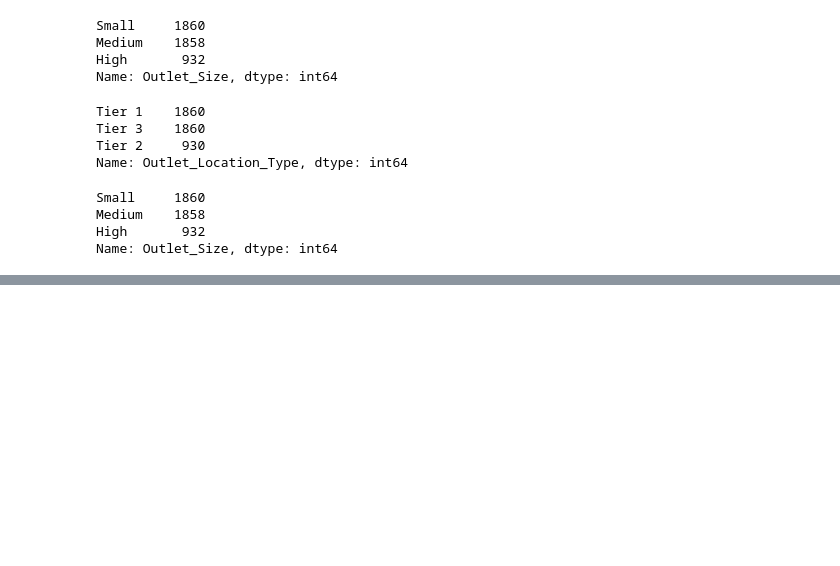
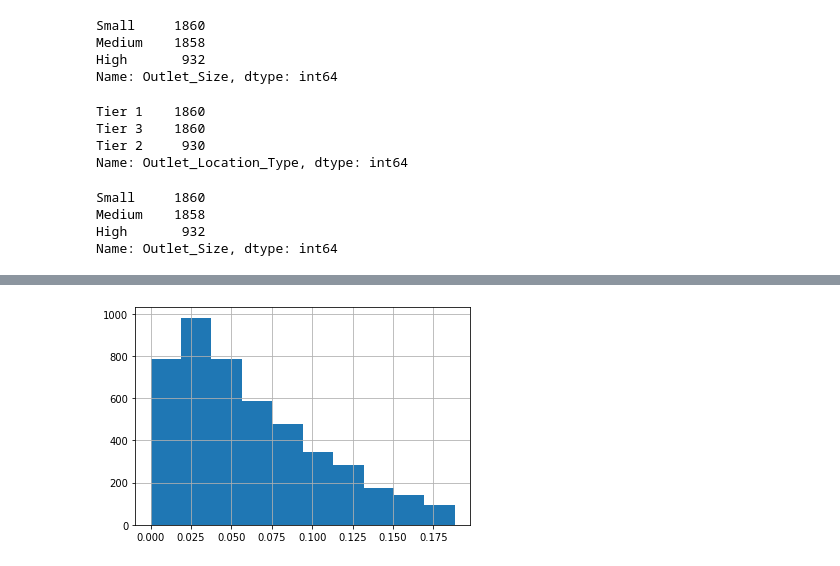
Before and after one commit to Savvy-Slowley/Sales_Predictions, a Jupyter notebook: sales_predictions.ipynb, the cells around one changed output, grey strips where cells are left out. Cells and saved outputs as stored; diff of their text form; code cells hidden in the pictures; blank space fills up the shorter version.

```diff
--- a/sales_predictions.ipynb
+++ b/sales_predictions.ipynb
@@ -140,0 +148,4 @@ SyntaxError: ignored
+# %%
+df['Item_Visibility'].hist();
+# %% [output]
+[figure, added]
```
Also changed, not shown: parts of 14 cells of this notebook.
